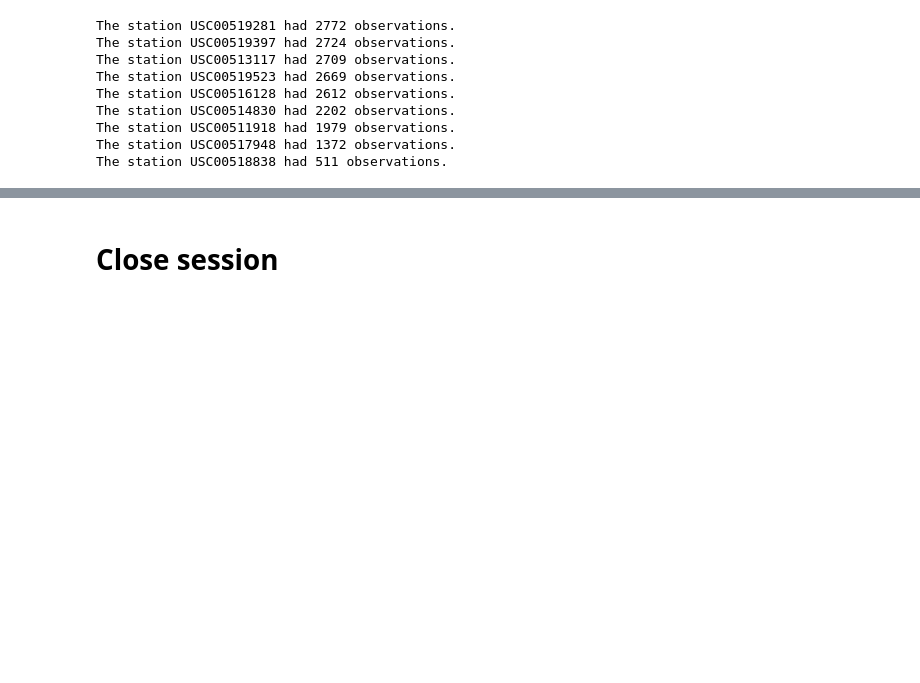
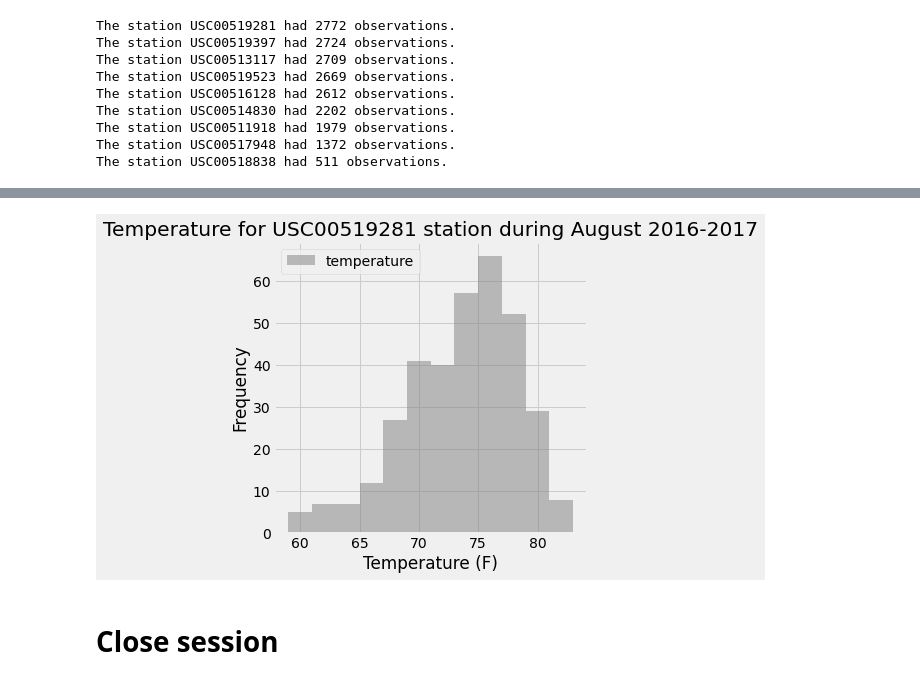
Before and after one commit to MBGUS/sqlalchemy-challenge, a Jupyter notebook: climate_starter.ipynb, the cells around one changed output, grey strips where cells are left out. Saved outputs shown, nothing was run; the diff lists cells and outputs as text; code cells hidden in the pictures; blank space fills up the shorter version.

Commit message:
Active Station - Part 2

```diff
--- a/climate_starter.ipynb
+++ b/climate_starter.ipynb
@@ -171,0 +180,18 @@ The station USC00518838 had 511 observations.
+# %%
+# Using the most active station id
+# Query the last 12 months of temperature observation data for this station.
+
+most_active_station = 'USC00519281'
+
+temperature_results = session.query(Measurement.date, Measurement.tobs).\
+                        filter(Measurement.date >= "2016-08-24").\
+                        filter(Measurement.date <= "2017-08-23").\
+                        filter(Measurement.station == most_active_station).all()
+
+# Convert to dataframe
+temperature_results_df = pd.DataFrame(temperature_results, columns = ["date", "temperature"])
+
+# Set the index (column X) with date variable
+temperature_results_df.set_index('date', inplace=True)
+
+temperature_results_df
@@ -172,3 +213,13 @@ The station USC00518838 had 511 observations.
+# %%
+# Plot the results as a histogram
+
+temperature_results_df.plot(kind="hist", color="grey", bins=12, alpha=0.5, figsize=(5, 5))
+plt.title("Temperature for USC00519281 station during August 2016-2017")
+plt.xlabel("Temperature (F)")
+plt.ylabel("Frequency")
+plt.savefig("Resources/Temperature.png")
+# %% [output]
+[figure, added]
 # %% [markdown]
 # Close session
 # %%
```
Also changed, not shown: parts of 5 cells of this notebook, 1 other file.
